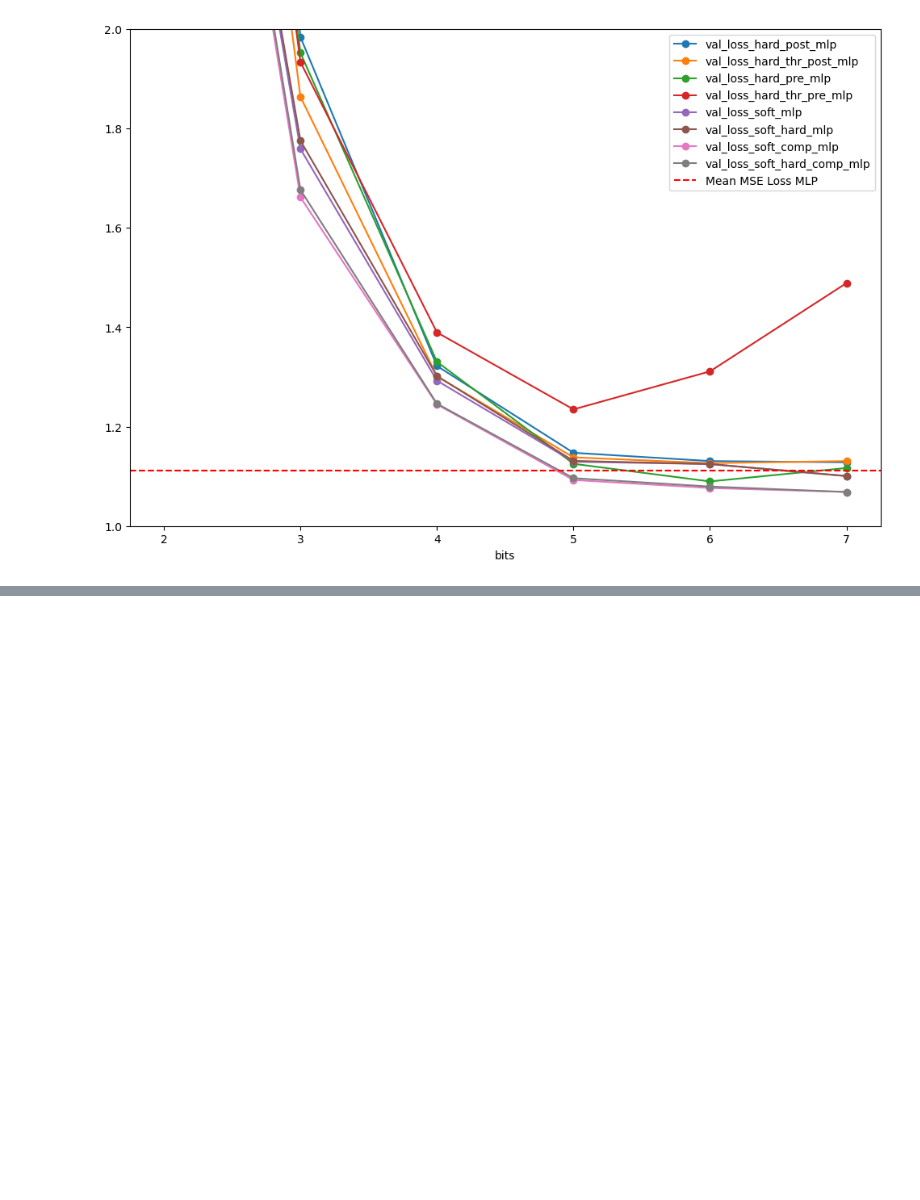
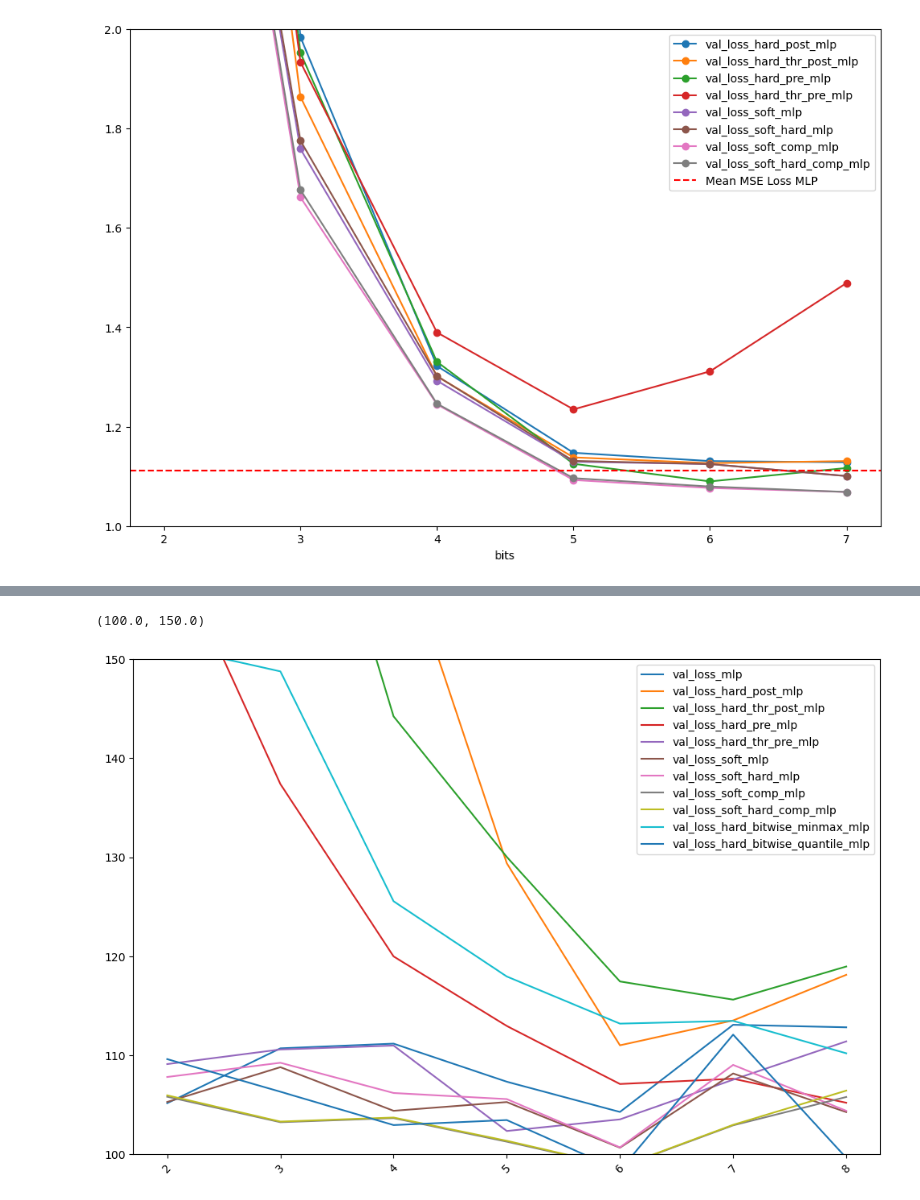
Before and after one commit to kschr40/FeatureCompression, a Jupyter notebook: notebooks/analyse_results.ipynb, the cells around one changed output, grey strips where cells are left out. Saved outputs shown, nothing was run; the diff lists cells and outputs as text; code cells hidden in the pictures; blank space fills up the shorter version.

```diff
--- a/notebooks/analyse_results.ipynb
+++ b/notebooks/analyse_results.ipynb
@@ -421,0 +617,10 @@ plt.show()
+# %%
+dataset = 'superconduct'
+df_all = pd.DataFrame()
+for f in range(2,9):
+    path_df = r'../results\{}_best_models__{}bits_20runs_ext.csv'.format(dataset, f)
+    df_current = pd.read_csv(path_df)
+    loss_columns = [col for col in df_current.columns if 'loss' in col]
+    df_current = pd.DataFrame(df_current[loss_columns].quantile(0.25,axis=0)).T
+    df_current.index = [f]
+    df_all = pd.concat([df_all, df_current], axis=0)
@@ -421,0 +661,7 @@ plt.show()
+# %%
+df_all.plot(figsize=(12, 8))
+plt.xticks(rotation=45)
+plt.ylim(100,150)
+# %% [output]
+(100.0, 150.0)
+[figure, added]
```
Also changed, not shown: parts of 24 cells of this notebook, 2 other files.
